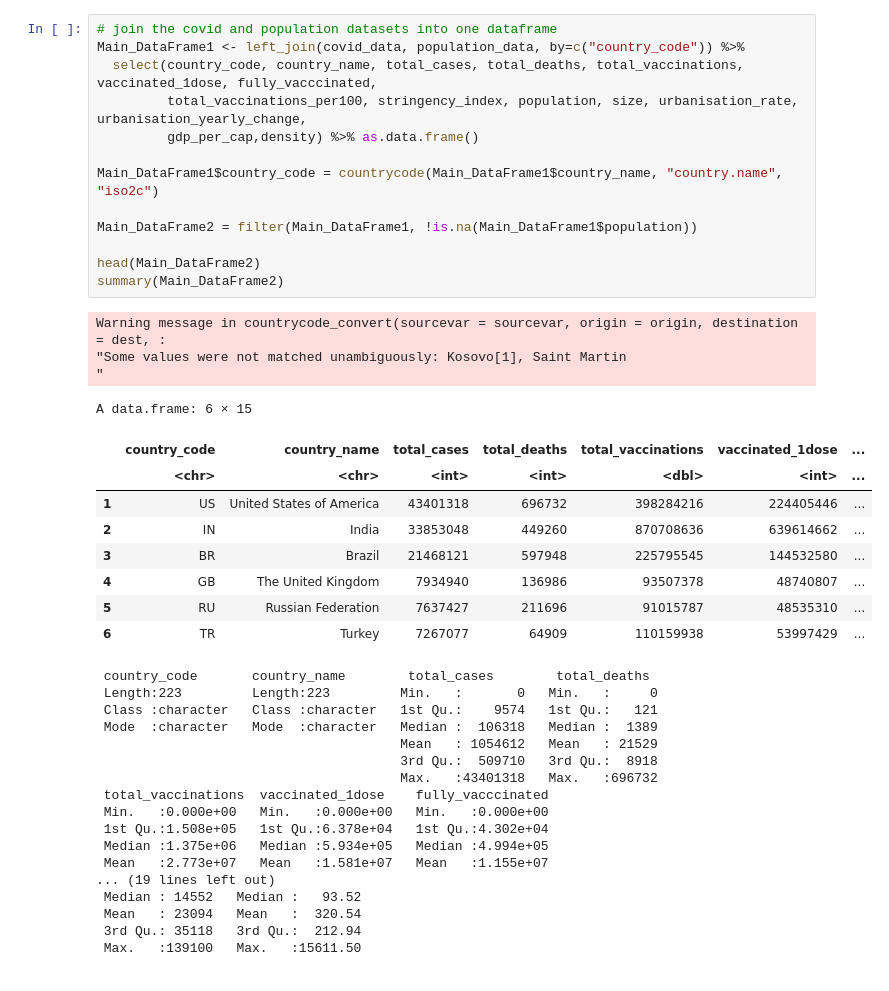
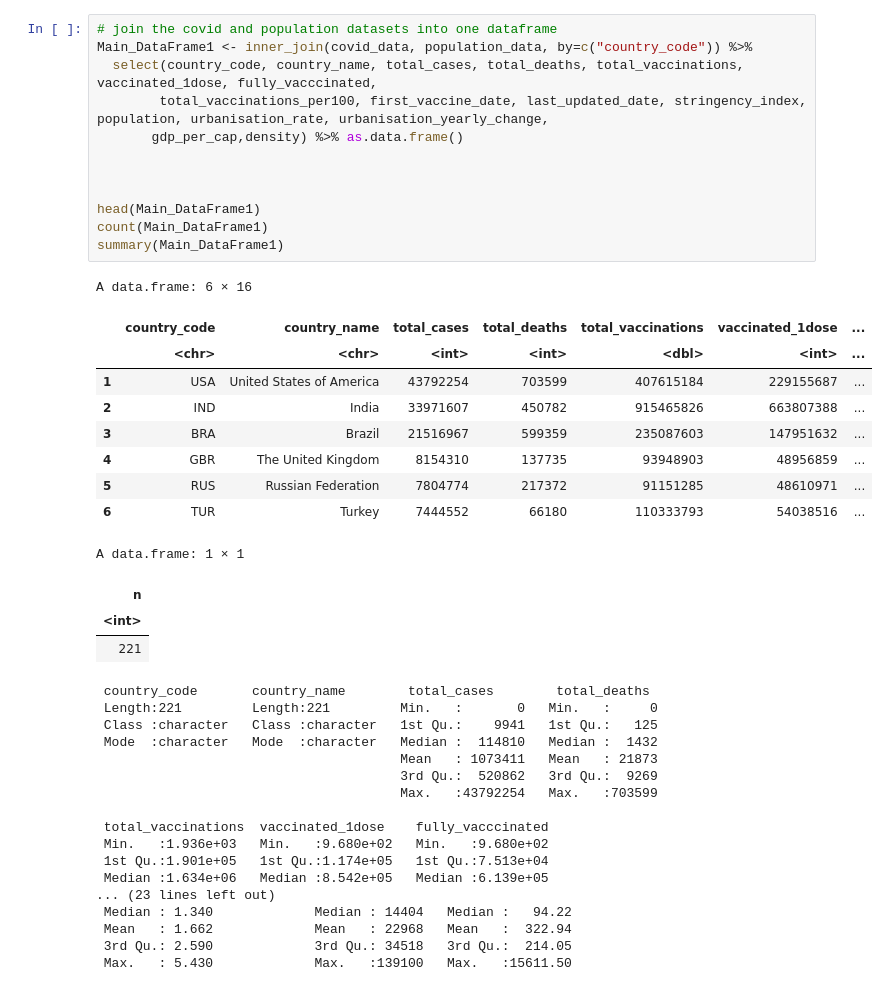
Before and after one commit to DATA422-Group-Project/Data, a Jupyter notebook: Final DataFrame.ipynb, the cells around one changed output. Saved outputs shown, nothing was run; the diff lists cells and outputs as text.

```diff
--- a/Final DataFrame.ipynb
+++ b/Final DataFrame.ipynb
@@ -52,46 +71,46 @@ A data.frame: 6 × 10
 # %%
 # join the covid and population datasets into one dataframe
-Main_DataFrame1 <- left_join(covid_data, population_data, by=c("country_code")) %>%
+Main_DataFrame1 <- inner_join(covid_data, population_data, by=c("country_code")) %>%
   select(country_code, country_name, total_cases, total_deaths, total_vaccinations, vaccinated_1dose, fully_vacccinated,
-         total_vaccinations_per100, stringency_index, population, size, urbanisation_rate, urbanisation_yearly_change,
-         gdp_per_cap,density) %>% as.data.frame()
+        total_vaccinations_per100, first_vaccine_date, last_updated_date, stringency_index, population, urbanisation_rate, urbanisation_yearly_change,
+       gdp_per_cap,density) %>% as.data.frame()
 
-Main_DataFrame1$country_code = countrycode(Main_DataFrame1$country_name, "country.name", "iso2c")
 
-Main_DataFrame2 = filter(Main_DataFrame1, !is.na(Main_DataFrame1$population))
 
-head(Main_DataFrame2)
-summary(Main_DataFrame2)
+head(Main_DataFrame1)
+count(Main_DataFrame1)
+summary(Main_DataFrame1)
 # %% [output]
-Warning message in countrycode_convert(sourcevar = sourcevar, origin = origin, destination = dest, :
-"Some values were not matched unambiguously: Kosovo[1], Saint Martin
-"
+A data.frame: 6 × 16
+|  | country_code | country_name | total_cases | total_deaths | total_vaccinations | vaccinated_1dose | ... |
+|  | <chr> | <chr> | <int> | <int> | <dbl> | <int> | ... |
+| 1 | USA | United States of America | 43792254 | 703599 | 407615184 | 229155687 | ... |
+| 2 | IND | India | 33971607 | 450782 | 915465826 | 663807388 | ... |
+| 3 | BRA | Brazil | 21516967 | 599359 | 235087603 | 147951632 | ... |
+| 4 | GBR | The United Kingdom | 8154310 | 137735 | 93948903 | 48956859 | ... |
+| 5 | RUS | Russian Federation | 7804774 | 217372 | 91151285 | 48610971 | ... |
+| 6 | TUR | Turkey | 7444552 | 66180 | 110333793 | 54038516 | ... |
-A data.frame: 6 × 15
+A data.frame: 1 × 1
-|  | country_code | country_name | total_cases | total_deaths | total_vaccinations | vaccinated_1dose | ... |
-|  | <chr> | <chr> | <int> | <int> | <dbl> | <int> | ... |
-| 1 | US | United States of America | 43401318 | 696732 | 398284216 | 224405446 | ... |
-| 2 | IN | India | 33853048 | 449260 | 870708636 | 639614662 | ... |
-| 3 | BR | Brazil | 21468121 | 597948 | 225795545 | 144532580 | ... |
-| 4 | GB | The United Kingdom | 7934940 | 136986 | 93507378 | 48740807 | ... |
-| 5 | RU | Russian Federation | 7637427 | 211696 | 91015787 | 48535310 | ... |
-| 6 | TR | Turkey | 7267077 | 64909 | 110159938 | 53997429 | ... |
+| n |
+| <int> |
+| 221 |
  country_code       country_name        total_cases        total_deaths
- Length:223         Length:223         Min.   :       0   Min.   :     0
- Class :character   Class :character   1st Qu.:    9574   1st Qu.:   121
- Mode  :character   Mode  :character   Median :  106318   Median :  1389
-                                       Mean   : 1054612   Mean   : 21529
-                                       3rd Qu.:  509710   3rd Qu.:  8918
-                                       Max.   :43401318   Max.   :696732
+ Length:221         Length:221         Min.   :       0   Min.   :     0
+ Class :character   Class :character   1st Qu.:    9941   1st Qu.:   125
+ Mode  :character   Mode  :character   Median :  114810   Median :  1432
+                                       Mean   : 1073411   Mean   : 21873
+                                       3rd Qu.:  520862   3rd Qu.:  9269
+                                       Max.   :43792254   Max.   :703599
+
  total_vaccinations  vaccinated_1dose    fully_vacccinated
- Min.   :0.000e+00   Min.   :0.000e+00   Min.   :0.000e+00
- 1st Qu.:1.508e+05   1st Qu.:6.378e+04   1st Qu.:4.302e+04
- Median :1.375e+06   Median :5.934e+05   Median :4.994e+05
- Mean   :2.773e+07   Mean   :1.581e+07   Mean   :1.155e+07
-... (19 lines left out)
- Median : 14552   Median :   93.52
- Mean   : 23094   Mean   :  320.54
- 3rd Qu.: 35118   3rd Qu.:  212.94
- Max.   :139100   Max.   :15611.50
+ Min.   :1.936e+03   Min.   :9.680e+02   Min.   :9.680e+02
+ 1st Qu.:1.901e+05   1st Qu.:1.174e+05   1st Qu.:7.513e+04
+ Median :1.634e+06   Median :8.542e+05   Median :6.139e+05
+... (23 lines left out)
+ Median : 1.340             Median : 14404   Median :   94.22
+ Mean   : 1.662             Mean   : 22968   Mean   :  322.94
+ 3rd Qu.: 2.590             3rd Qu.: 34518   3rd Qu.:  214.05
+ Max.   : 5.430             Max.   :139100   Max.   :15611.50
 # %%
 #Change the column name in climate_data from Name to country_name
 colnames(climate_data)[colnames(climate_data) == "iso3166"] <- "country_code"
```
Also changed, not shown: parts of 7 cells of this notebook.
